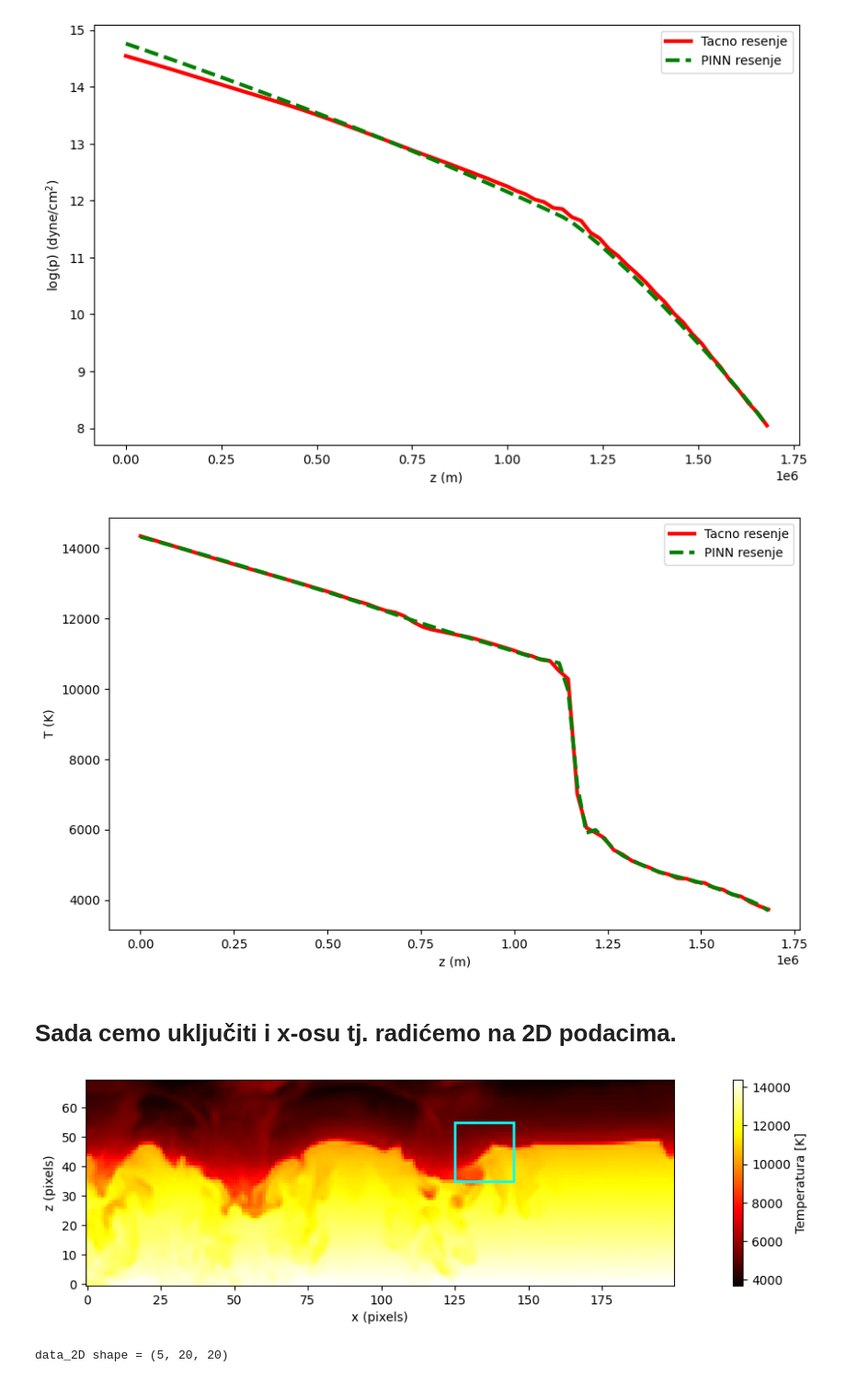
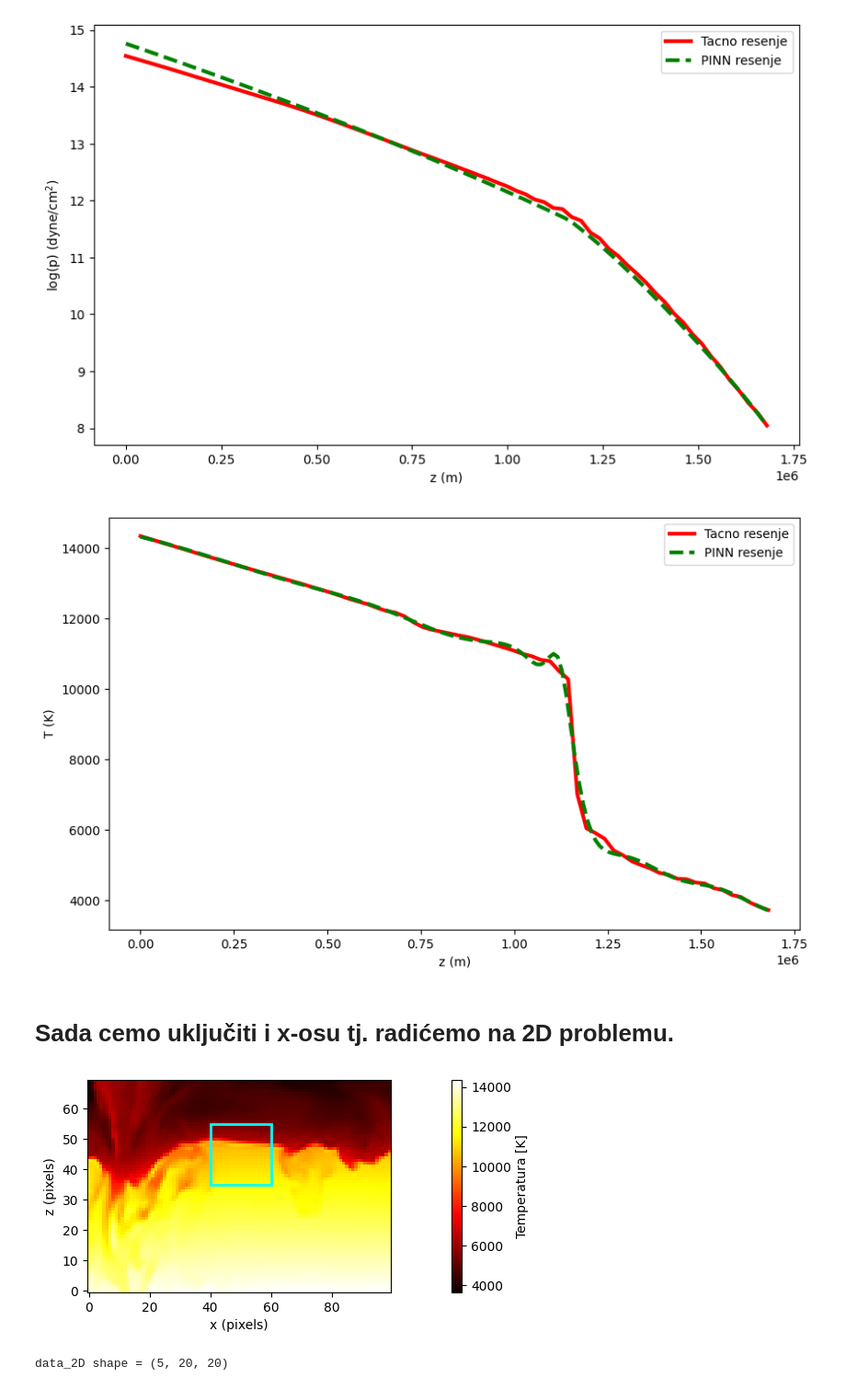
Before and after one commit to davidzivkovic/pinn-mhd-pressure-reconstruction, a Jupyter notebook: pinn-mhd-projekat.ipynb, the cells around one changed output. Shown at 92% size. Saved outputs shown, nothing was run; the diff lists cells and outputs as text; code cells hidden in the pictures.

```diff
--- a/pinn-mhd-projekat.ipynb
+++ b/pinn-mhd-projekat.ipynb
@@ -355,46 +419,46 @@ plt.show()
 # %% [output]
 [figure]
 # %%
-T_pred = model(Z_dom)[:,1] * T_max
+T_pred = model(Z_re)[:,1] * T_max
 T_pred = T_pred.detach().numpy() # predikcija mreze
 
 plt.figure(figsize = (10,6))
 plt.plot(z_sim, T_1D, "red", label = "Tacno resenje", linewidth=3)
-plt.plot(z_sim, T_pred, "g--", label = "PINN resenje", linewidth=3)
+plt.plot(z_re, T_pred, "g--", label = "PINN resenje", linewidth=3)
 plt.xlabel("z (m)")
 plt.ylabel("T (K)")
 plt.legend()
 plt.show()
 # %% [output]
-[figure, old version]
+[figure, new version]
 # %% [markdown]
-# Sada cemo uključiti i x-osu tj. radićemo na 2D podacima.
+# Sada cemo uključiti i x-osu tj. radićemo na 2D problemu.
 # %%
 fig, ax = plt.subplots(figsize=(17, 3))
 
 im = ax.imshow(
-    data_raw[0].data[0, 0:200, 0, :].transpose(1, 0),
+    data_raw[0].data[0, 400:500, 0, :].transpose(1, 0),
     cmap='hot',
     origin='lower'
 )
 
 ax.set_xlabel('x (pixels)')
 ax.set_ylabel('z (pixels)')
 plt.colorbar(im, ax=ax, label="Temperatura [K]")
 
-# Rectangle: x from 160 to 170, z from 50 to 60
+
 rect = patches.Rectangle(
-    (125, 35),   # (x_min, z_min)
+    (40, 35),   # (x_min, z_min)
     20,          # width = 170 - 160
     20,          # height = 60 - 50
     linewidth=2,
     edgecolor='cyan',
     facecolor='none'
 )
 
 ax.add_patch(rect)
 
 plt.show()
 # %% [output]
-[figure, old version]
+[figure, new version]
 # %%
```
Also changed, not shown: parts of 40 cells of this notebook.
